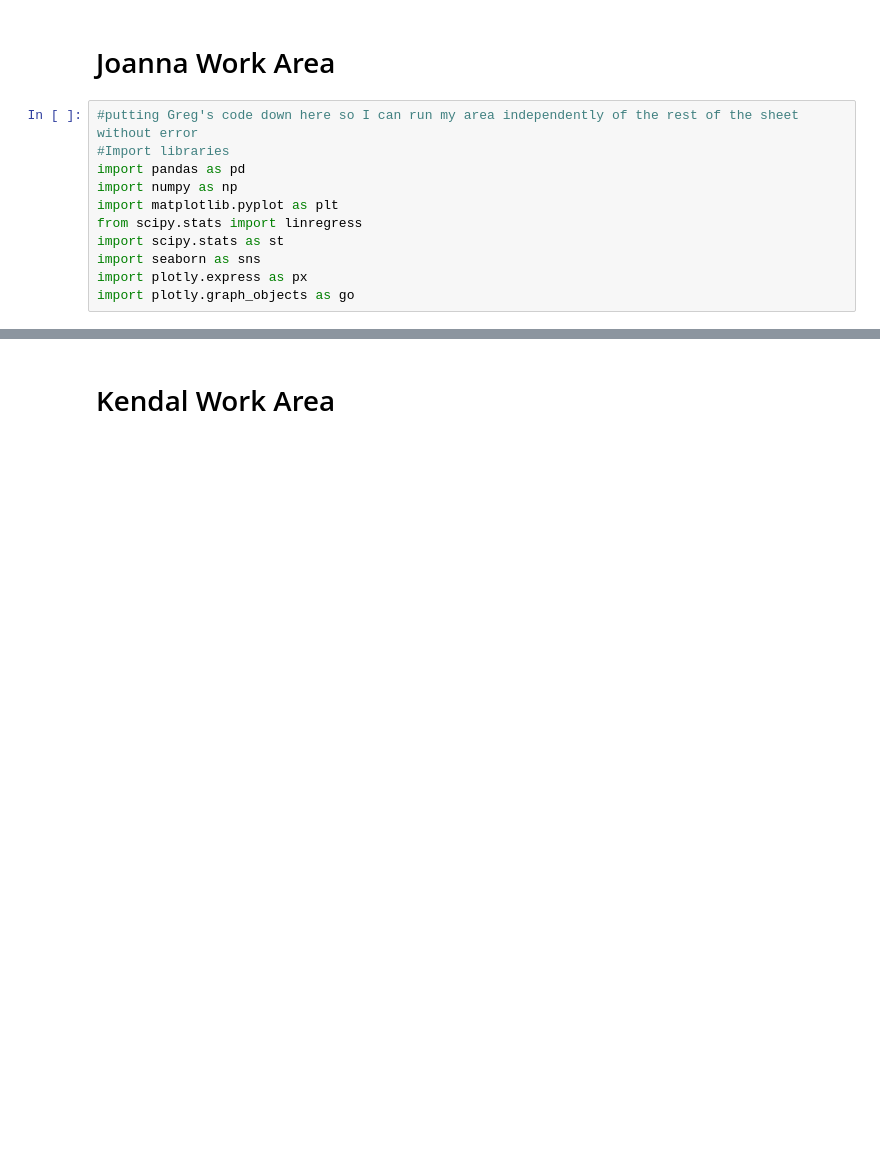
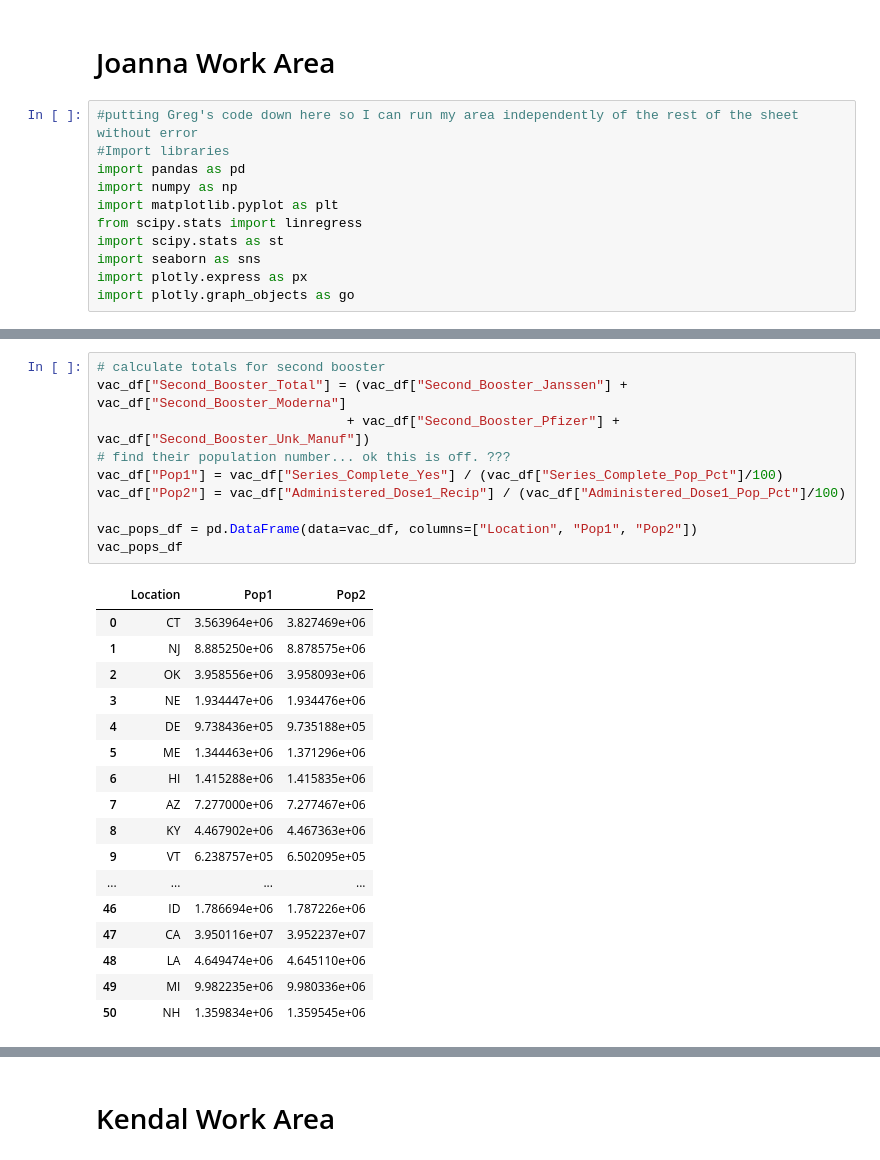
Before and after one commit to Evdawg/Project_1_Covid_Data, a Jupyter notebook: Project_1_covid.ipynb, the cells around one changed output, grey strips where cells are left out. Cells and saved outputs as stored; diff of their text form; blank space fills up the shorter version.

```diff
--- a/Project_1_covid.ipynb
+++ b/Project_1_covid.ipynb
@@ -353,0 +335,28 @@ vac_secondbooster_df
+# %%
+# calculate totals for second booster
+vac_df["Second_Booster_Total"] = (vac_df["Second_Booster_Janssen"] + vac_df["Second_Booster_Moderna"]
+                                + vac_df["Second_Booster_Pfizer"] + vac_df["Second_Booster_Unk_Manuf"])
+# find their population number... ok this is off. ???
+vac_df["Pop1"] = vac_df["Series_Complete_Yes"] / (vac_df["Series_Complete_Pop_Pct"]/100)
+vac_df["Pop2"] = vac_df["Administered_Dose1_Recip"] / (vac_df["Administered_Dose1_Pop_Pct"]/100)
+
+vac_pops_df = pd.DataFrame(data=vac_df, columns=["Location", "Pop1", "Pop2"])
+vac_pops_df
+# %% [output]
+|  | Location | Pop1 | Pop2 |
+| 0 | CT | 3.563964e+06 | 3.827469e+06 |
+| 1 | NJ | 8.885250e+06 | 8.878575e+06 |
+| 2 | OK | 3.958556e+06 | 3.958093e+06 |
+| 3 | NE | 1.934447e+06 | 1.934476e+06 |
+| 4 | DE | 9.738436e+05 | 9.735188e+05 |
+| 5 | ME | 1.344463e+06 | 1.371296e+06 |
+| 6 | HI | 1.415288e+06 | 1.415835e+06 |
+| 7 | AZ | 7.277000e+06 | 7.277467e+06 |
+| 8 | KY | 4.467902e+06 | 4.467363e+06 |
+| 9 | VT | 6.238757e+05 | 6.502095e+05 |
+| ... | ... | ... | ... |
+| 46 | ID | 1.786694e+06 | 1.787226e+06 |
+| 47 | CA | 3.950116e+07 | 3.952237e+07 |
+| 48 | LA | 4.649474e+06 | 4.645110e+06 |
+| 49 | MI | 9.982235e+06 | 9.980336e+06 |
+| 50 | NH | 1.359834e+06 | 1.359545e+06 |
```
Also changed, not shown: parts of 22 cells of this notebook.
